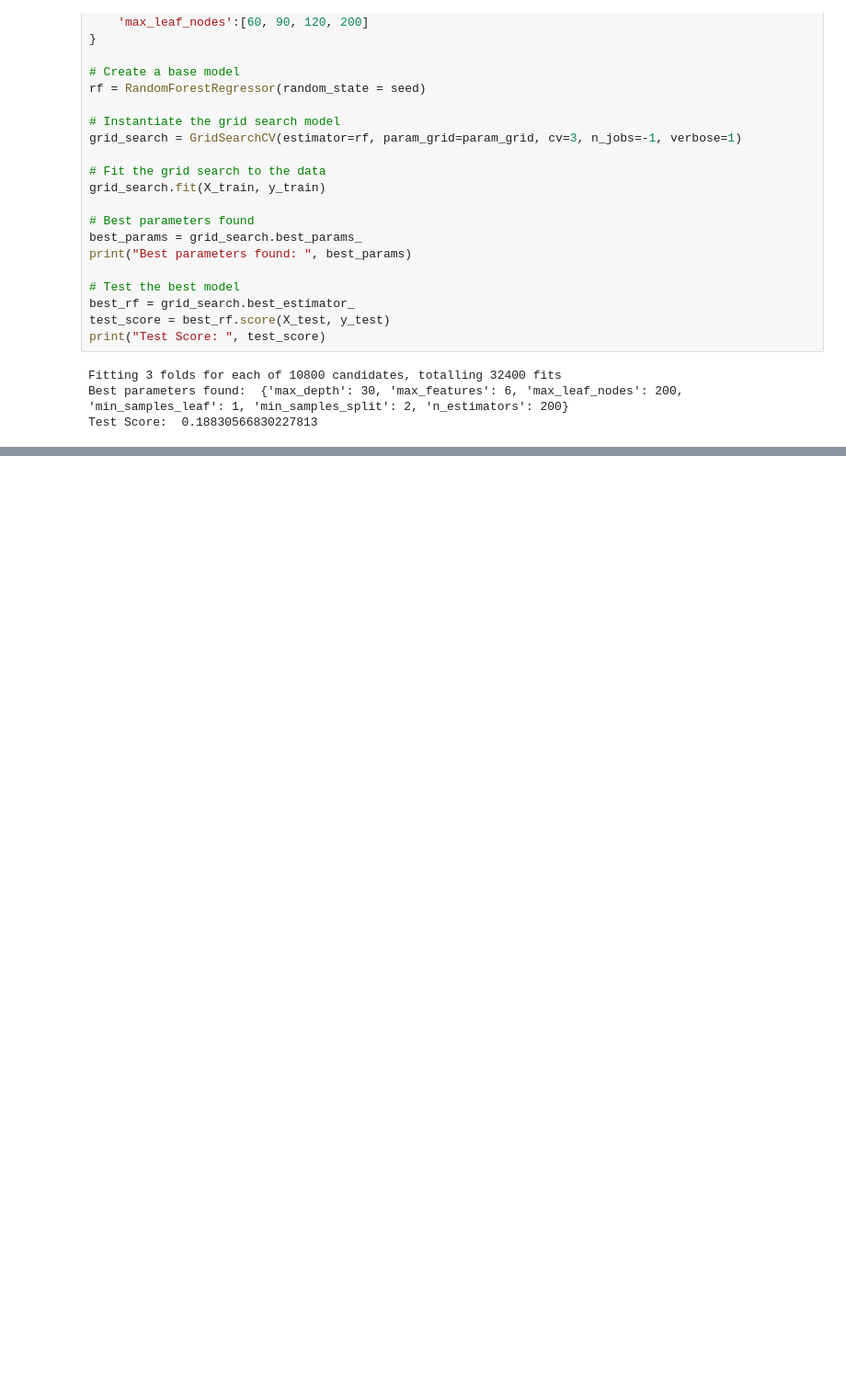
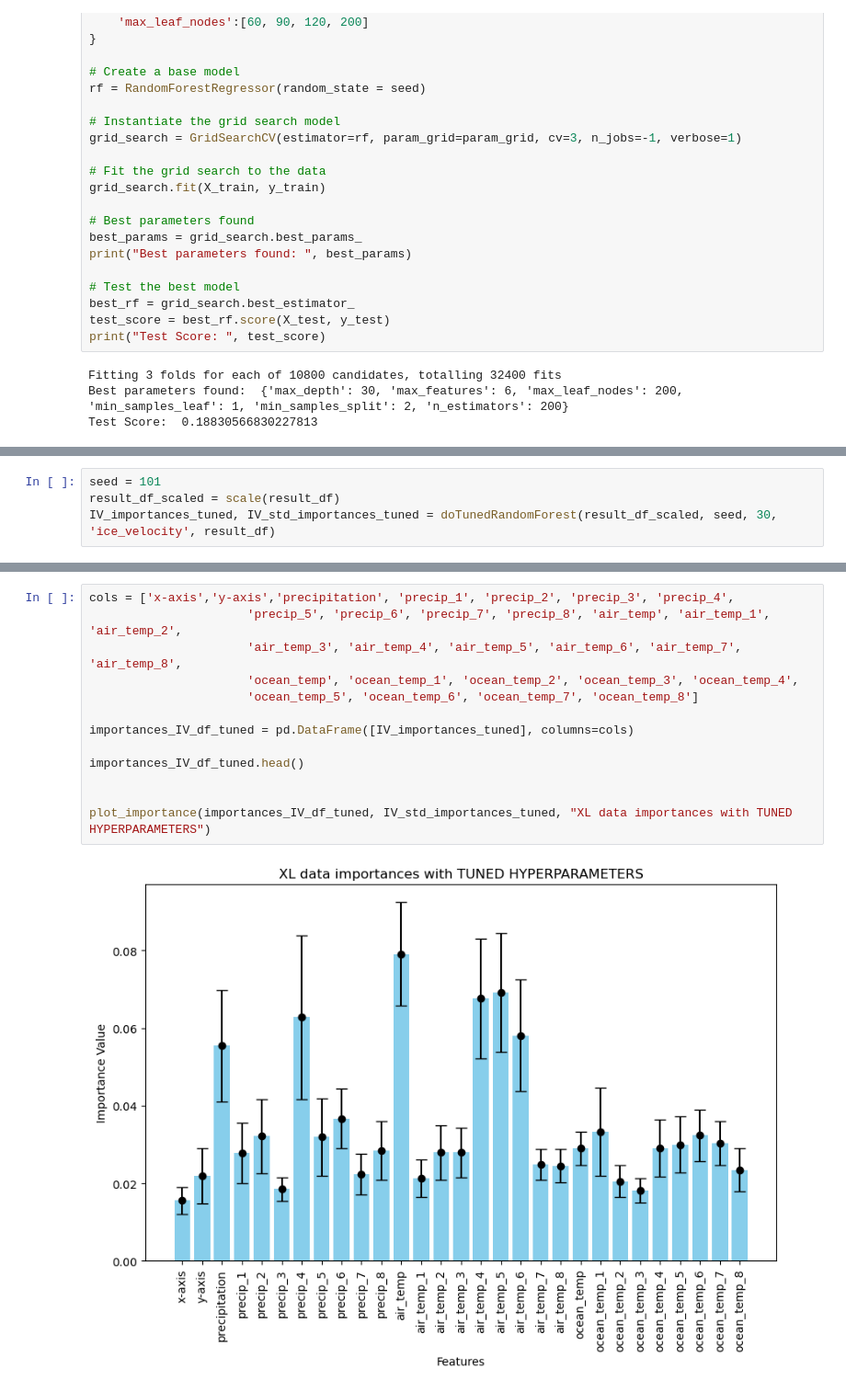
Before and after one commit to serafinaslevin/GP_Research, a Jupyter notebook: week 8/predicting IV with surrounding raw features.ipynb, the cells around one changed output, grey strips where cells are left out. Shown at 92% size. Drawn from its saved outputs; the diff is of its cells as text; blank space fills up the shorter version.

```diff
--- a/week 8/predicting IV with surrounding raw features.ipynb
+++ b/week 8/predicting IV with surrounding raw features.ipynb
@@ -233,0 +327,4 @@ Test Score:  0.18830566830227813
+# %%
+seed = 101
+result_df_scaled = scale(result_df)
+IV_importances_tuned, IV_std_importances_tuned = doTunedRandomForest(result_df_scaled, seed, 30, 'ice_velocity', result_df)
@@ -234 +349,16 @@ Test Score:  0.18830566830227813
+# %%
+cols = ['x-axis','y-axis','precipitation', 'precip_1', 'precip_2', 'precip_3', 'precip_4',
+                      'precip_5', 'precip_6', 'precip_7', 'precip_8', 'air_temp', 'air_temp_1', 'air_temp_2',
+                      'air_temp_3', 'air_temp_4', 'air_temp_5', 'air_temp_6', 'air_temp_7', 'air_temp_8',
+                      'ocean_temp', 'ocean_temp_1', 'ocean_temp_2', 'ocean_temp_3', 'ocean_temp_4',
+                      'ocean_temp_5', 'ocean_temp_6', 'ocean_temp_7', 'ocean_temp_8']
+
+importances_IV_df_tuned = pd.DataFrame([IV_importances_tuned], columns=cols)
+
+importances_IV_df_tuned.head()
+
+
+plot_importance(importances_IV_df_tuned, IV_std_importances_tuned, "XL data importances with TUNED HYPERPARAMETERS")
+# %% [output]
+[figure, added]
 # %%
```
Also changed, not shown: parts of 6 cells of this notebook, 11 other files.
